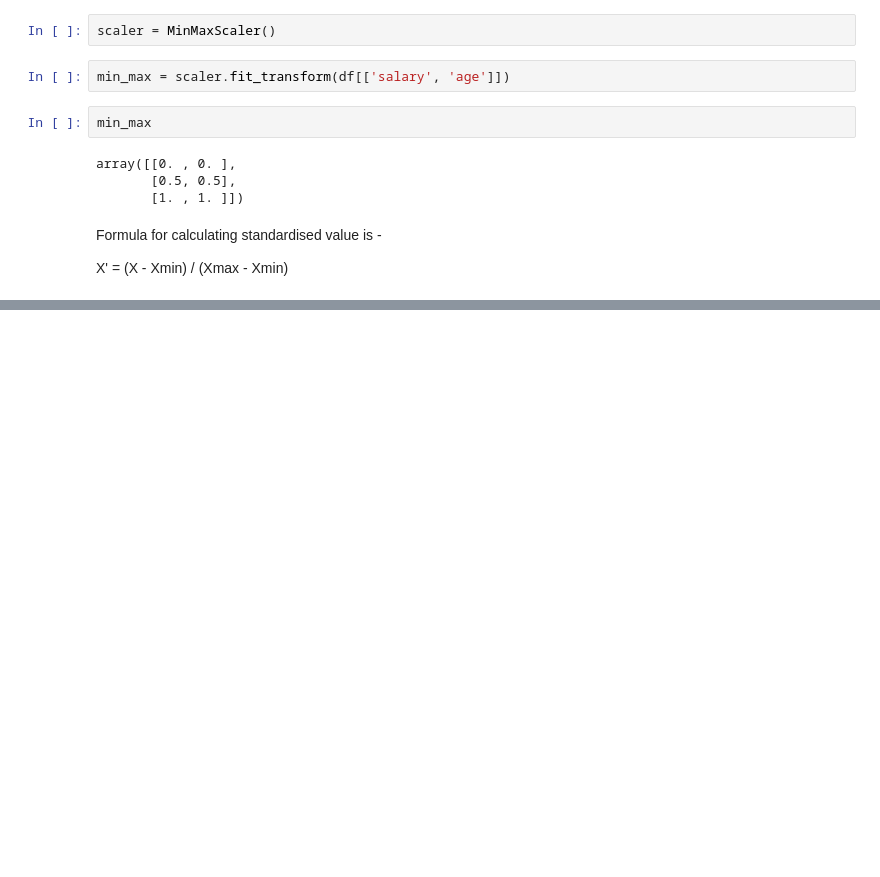
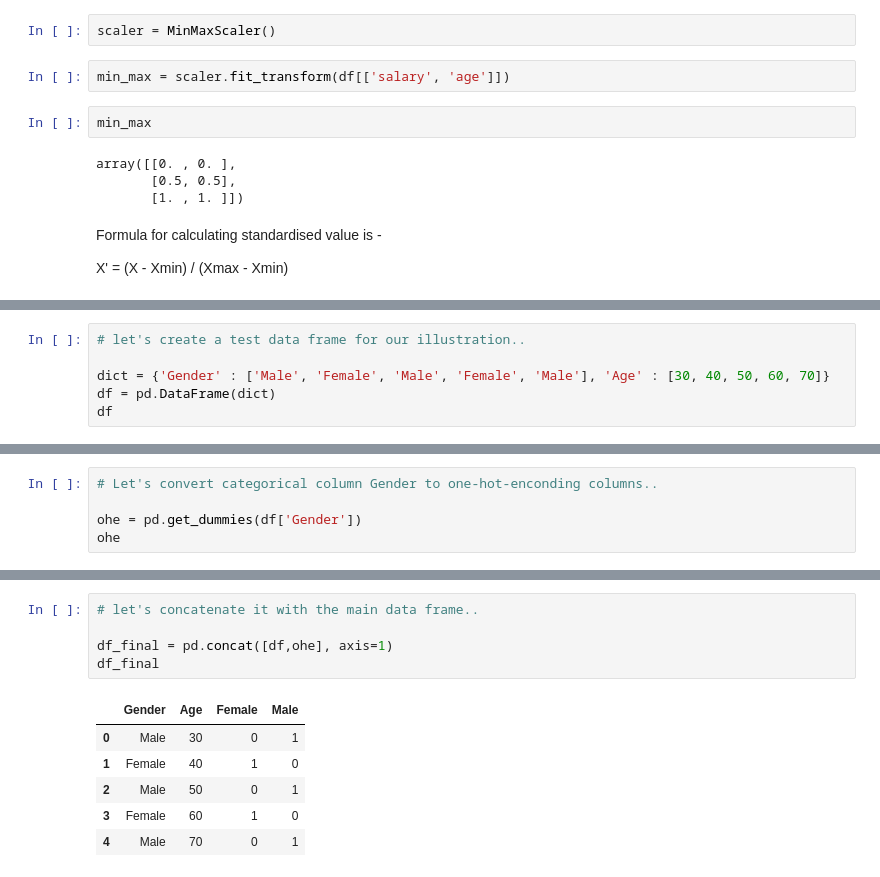
Before and after one commit to santoshjoshigithub/python, a Jupyter notebook: pandas/fundamentals_of_pandas.ipynb, the cells around one changed output, grey strips where cells are left out. Drawn from its saved outputs; the diff is of its cells as text; blank space fills up the shorter version.

```diff
--- a/pandas/fundamentals_of_pandas.ipynb
+++ b/pandas/fundamentals_of_pandas.ipynb
@@ -202,0 +205,6 @@ X' = (X - Xmin) / (Xmax - Xmin)
+# %%
+# let's create a test data frame for our illustration..
+
+dict = {'Gender' : ['Male', 'Female', 'Male', 'Female', 'Male'], 'Age' : [30, 40, 50, 60, 70]}
+df = pd.DataFrame(dict)
+df
@@ -202,0 +218,5 @@ X' = (X - Xmin) / (Xmax - Xmin)
+# %%
+# Let's convert categorical column Gender to one-hot-enconding columns..
+
+ohe = pd.get_dummies(df['Gender'])
+ohe
@@ -202,0 +230,12 @@ X' = (X - Xmin) / (Xmax - Xmin)
+# %%
+# let's concatenate it with the main data frame..
+
+df_final = pd.concat([df,ohe], axis=1)
+df_final
+# %% [output]
+|  | Gender | Age | Female | Male |
+| 0 | Male | 30 | 0 | 1 |
+| 1 | Female | 40 | 1 | 0 |
+| 2 | Male | 50 | 0 | 1 |
+| 3 | Female | 60 | 1 | 0 |
+| 4 | Male | 70 | 0 | 1 |
```
Also changed, not shown: parts of 6 cells of this notebook.
